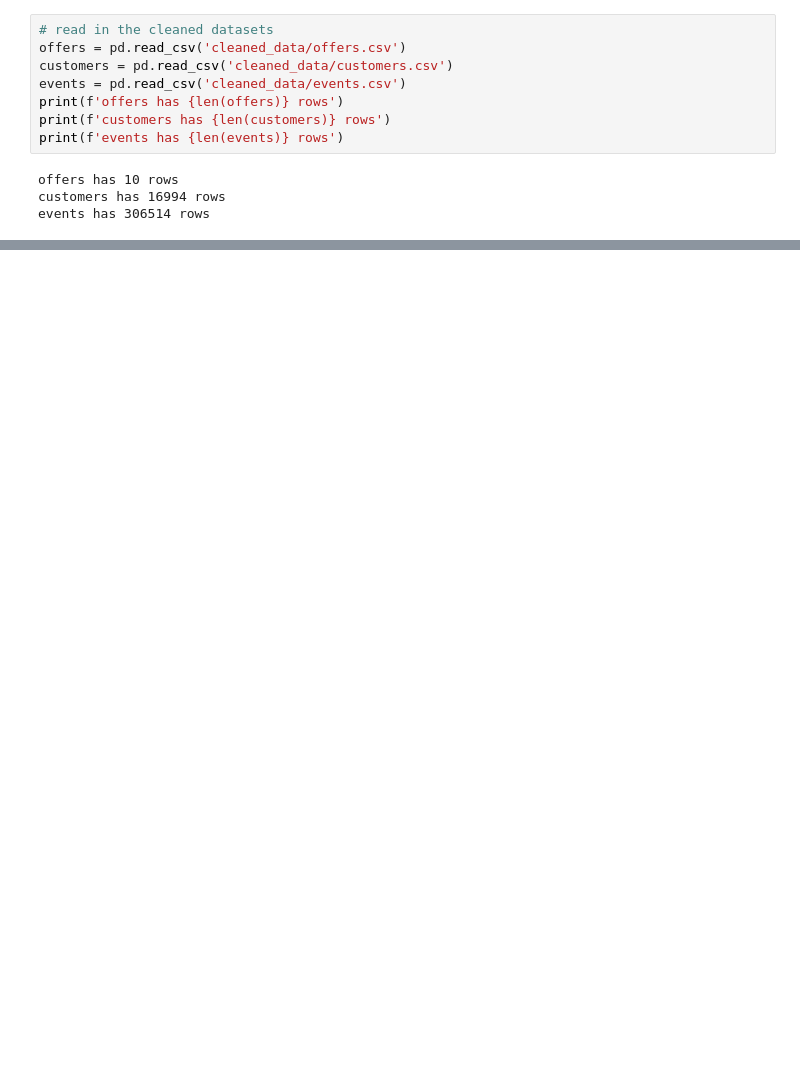
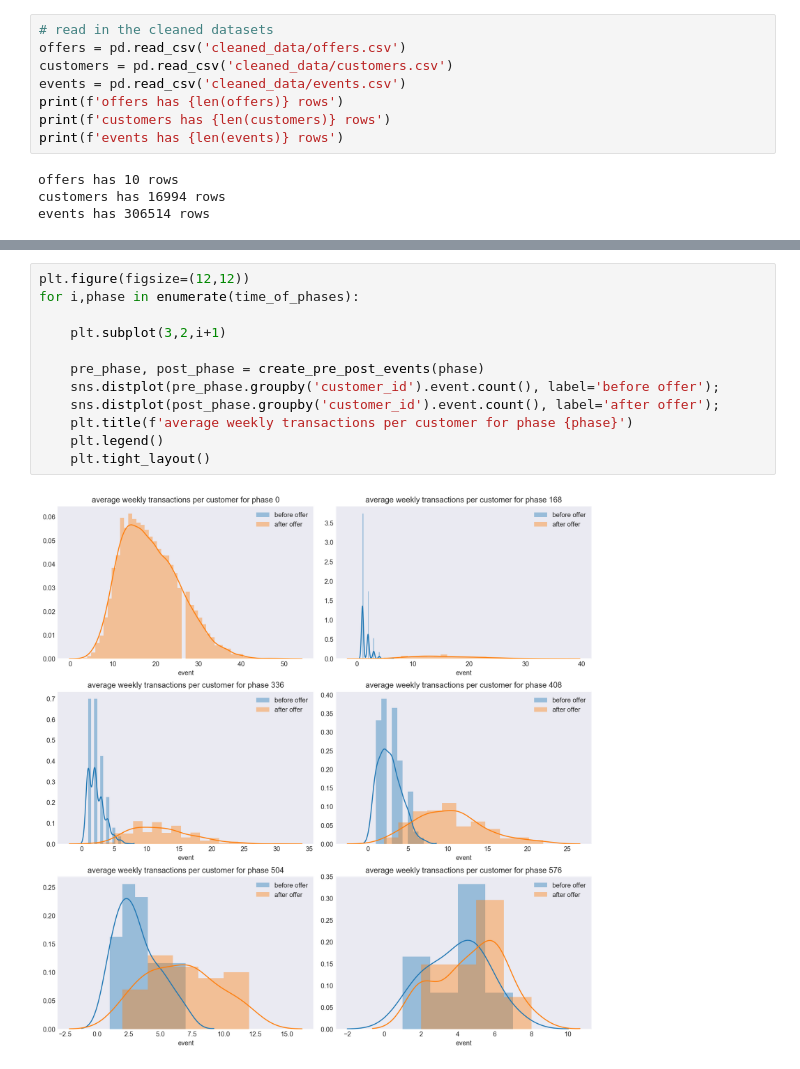
Before and after one commit to kevingao1136/Udacity_DataScience_Nanodegree, a Jupyter notebook: Starbucks_Capstone_Challenge/experiment_understanding.ipynb, the cells around one changed output, grey strips where cells are left out. Cells and saved outputs as stored; diff of their text form; blank space fills up the shorter version.

```diff
--- a/Starbucks_Capstone_Challenge/experiment_understanding.ipynb
+++ b/Starbucks_Capstone_Challenge/experiment_understanding.ipynb
@@ -43 +79,15 @@ plt.xticks(rotation=360); plt.title('NO. of customers to receive 1st offer');
+# %%
+plt.figure(figsize=(12,12))
+for i,phase in enumerate(time_of_phases):
+
+    plt.subplot(3,2,i+1)
+
+    pre_phase, post_phase = create_pre_post_events(phase)
+    sns.distplot(pre_phase.groupby('customer_id').event.count(), label='before offer');
+    sns.distplot(post_phase.groupby('customer_id').event.count(), label='after offer');
+    plt.title(f'average weekly transactions per customer for phase {phase}')
+    plt.legend()
+    plt.tight_layout()
+# %% [output]
+[figure, added]
 # %%
```
Also changed, not shown: parts of 19 cells of this notebook.
